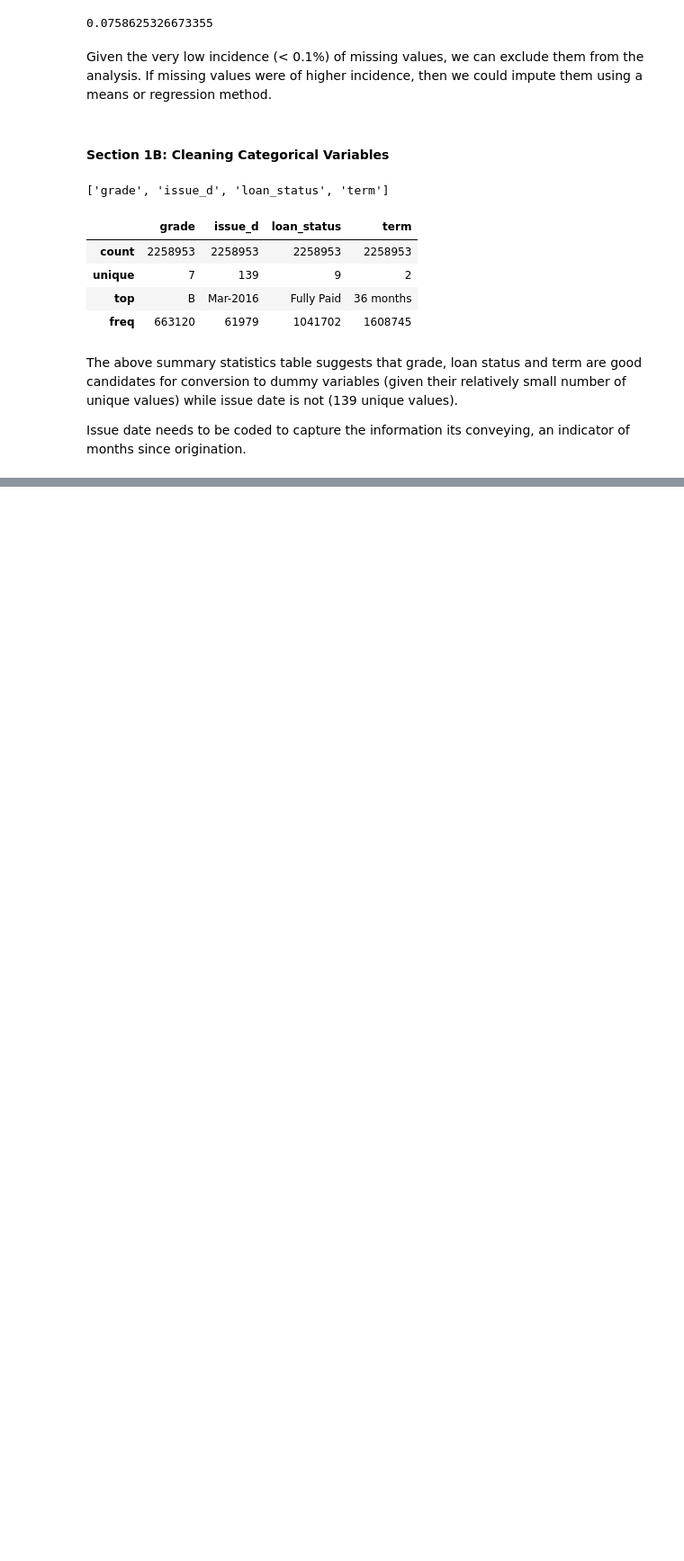
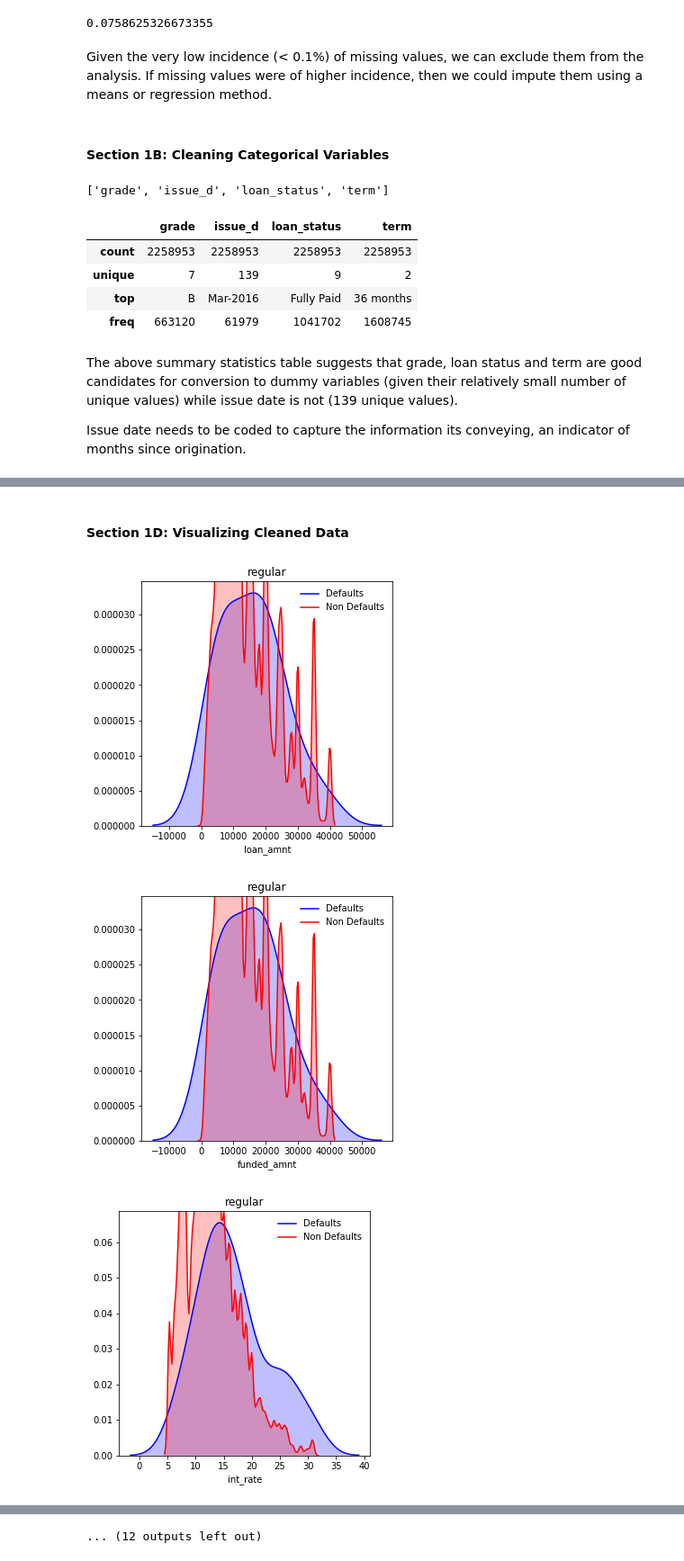
Before and after one commit to oarif100/Lending-Club-Case-Study, a Jupyter notebook: Lending Club Case Study.ipynb, the cells around one changed output, grey strips where cells are left out. Shown at 90% size. Cells and saved outputs as stored; diff of their text form; code cells hidden in the pictures; blank space fills up the shorter version.

```diff
--- a/Lending Club Case Study.ipynb
+++ b/Lending Club Case Study.ipynb
@@ -292,0 +198,8 @@ filtered_loan_data.describe().apply(lambda s: s.apply(lambda x: format(x, 'g')))
+# %%
+# create version of dataset with outliers removed using 1.5 IQR rule
+filtered_loan_data_no_outliers = filtered_loan_data_cat_fixed.copy()
+for col in numerical_vars:
+    Q1 = filtered_loan_data_no_outliers[col].quantile(0.25)
+    Q3 = filtered_loan_data_no_outliers[col].quantile(0.75)
+    IQR = Q3 - Q1
+    filtered_loan_data_no_outliers = filtered_loan_data_no_outliers[(filtered_loan_data_no_outliers[col] >= (Q1-1.5*IQR)) & (filtered_loan_data_no_outliers[col] <= (Q3+1.5*IQR))]
@@ -292,0 +213,8 @@ filtered_loan_data.describe().apply(lambda s: s.apply(lambda x: format(x, 'g')))
+# %%
+filtered_loan_data_winsorized = filtered_loan_data_cat_fixed.copy()
+for col in numerical_vars:
+     filtered_loan_data_winsorized[col] = sc.stats.mstats.winsorize(filtered_loan_data_winsorized[col], limits=0.05)
+# %%
+# now we have three datasets - regular, no outliers and winsorized
+filtered_loan_data_regular = filtered_loan_data_cat_fixed.copy()
+dfs_list = [filtered_loan_data_regular, filtered_loan_data_no_outliers, filtered_loan_data_winsorized]
@@ -292,0 +245,25 @@ filtered_loan_data.describe().apply(lambda s: s.apply(lambda x: format(x, 'g')))
+# %%
+# before standardizing split each df into training and test:
+for df in dfs_list:
+# %% [markdown]
+#### Section 1D: Visualizing Cleaned Data
+# %%
+# create kernal density plots that show distribution of each variable by defaults - variable of interest
+# plots for continuous variables
+continuous_vars = np.append(numerical_vars,'months_since_issue')
+for df in dfs_list:
+    defaults = df[df['loan_status_Default'] == 1]
+    non_defaults = df[df['loan_status_Default'] == 0]
+    for ccol in continuous_vars:
+        fig, ax = plt.subplots(figsize=(5,5))
+        sns.kdeplot(defaults[ccol].values, color = 'blue', label = 'Defaults', shade=True)
+        sns.kdeplot(non_defaults[ccol].values, color = 'red', label = 'Non Defaults', shade=True)
+        plt.xlabel("%s" % ccol)
+        plt.legend(frameon=False, loc='best')
+        plot_title = [x for x in globals() if globals()[x] is df][0].split("data_",1)[1]
+        plt.title(plot_title)
+        plt.
+# %% [output]
+[figure, added]
+[figure, added]
+[figure, added]
@@ -292,0 +279 @@ filtered_loan_data.describe().apply(lambda s: s.apply(lambda x: format(x, 'g')))
+... (12 outputs left out)
```
Also changed, not shown: parts of 42 cells of this notebook.
